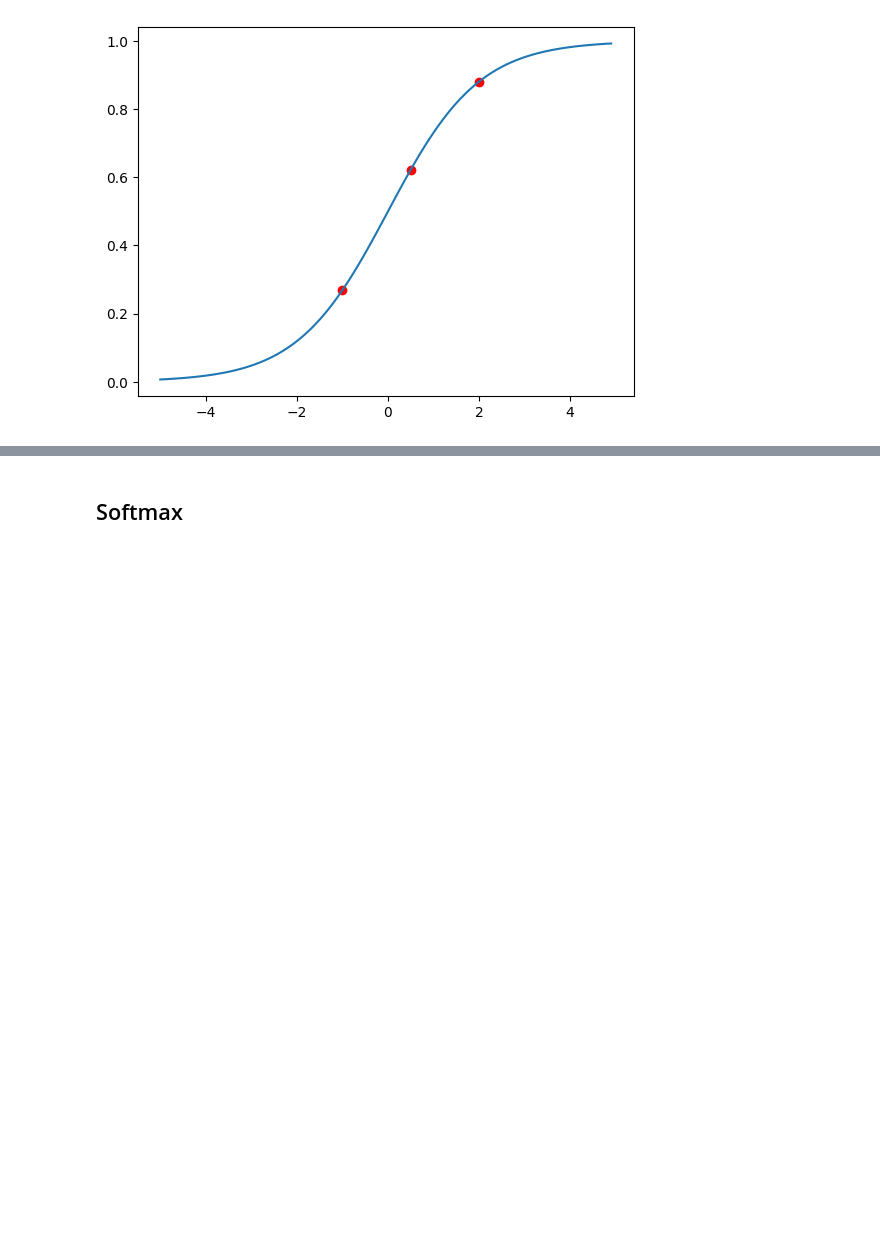
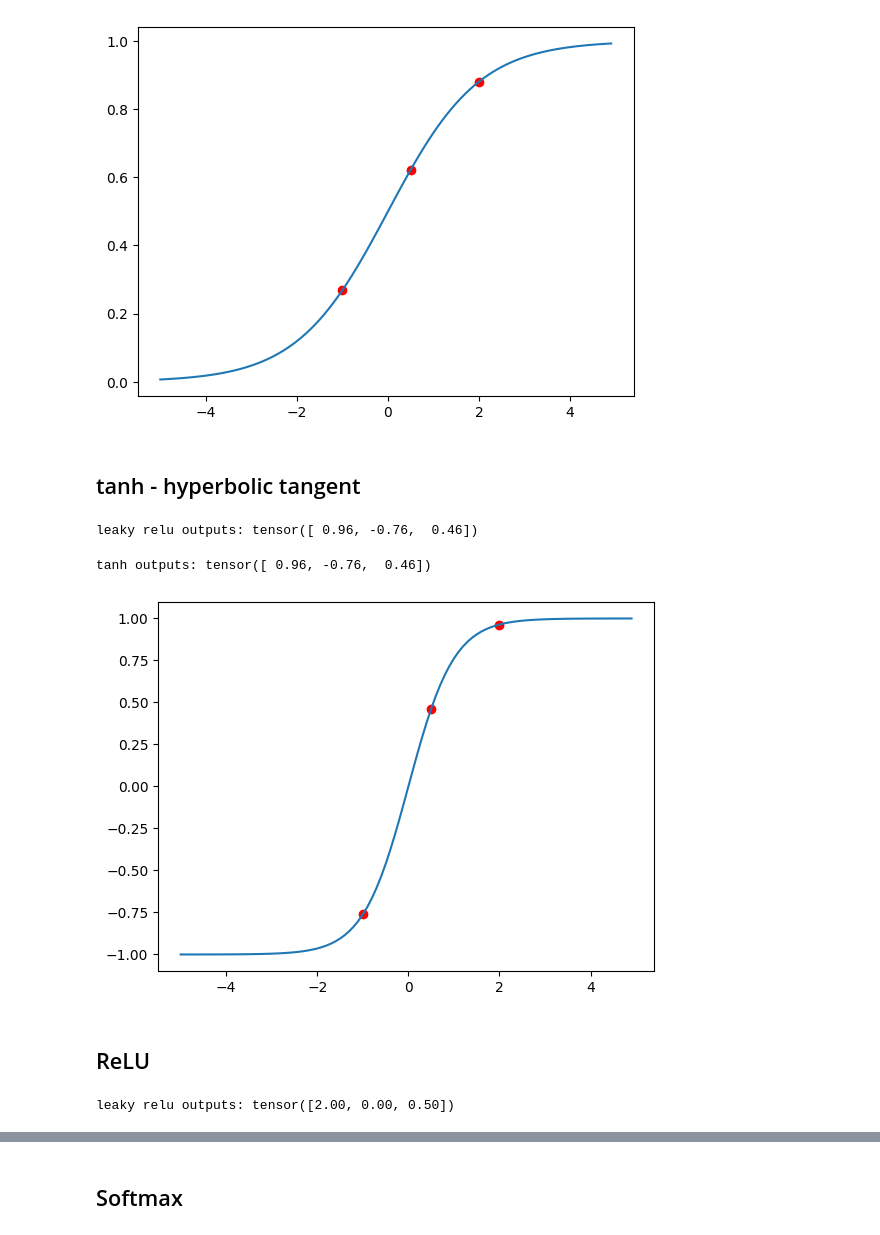
Before and after one commit to 9-coding/PyTorch, a Jupyter notebook: Lecture-AI_programming/week10.ipynb, the cells around one changed output, grey strips where cells are left out. Saved outputs shown, nothing was run; the diff lists cells and outputs as text; code cells hidden in the pictures; blank space fills up the shorter version.

```diff
--- a/Lecture-AI_programming/week10.ipynb
+++ b/Lecture-AI_programming/week10.ipynb
@@ -13,8 +13,9 @@ import matplotlib.pyplot as plt
 range = torch.arange(-5.0, 5.0, 0.1)
 logits = torch.tensor([2.0, -1.0, 0.5])
 # %%
-def plot_graph(f_y, x, y):
+def plot_graph(f_y, y):
   f_x = range
+  x = logits
   plt.plot(f_x, f_y)
   plt.scatter(x, y, color='r')
   plt.show()
@@ -29,3 +36,24 @@ plot_graph(torch.sigmoid(range), logits, sigmoid_outputs)
 # %% [output]
 sigmoid outputs: tensor([0.88, 0.27, 0.62])
 [figure]
+# %% [markdown]
+## tanh - hyperbolic tangent
+# %%
+tanh_outputs = F.tanh(logits)
+print('leaky relu outputs:', tanh_outputs)
+# %% [output]
+leaky relu outputs: tensor([ 0.96, -0.76,  0.46])
+# %%
+tanh_outputs = torch.tanh(logits)
+print('tanh outputs:', tanh_outputs)
+plot_graph(torch.tanh(range), tanh_outputs)
+# %% [output]
+tanh outputs: tensor([ 0.96, -0.76,  0.46])
+[figure, added]
+# %% [markdown]
+## ReLU
+# %%
+relu_outputs = F.relu(logits)
+print('leaky relu outputs:', relu_outputs)
+# %% [output]
+leaky relu outputs: tensor([2.00, 0.00, 0.50])
```
Also changed, not shown: parts of 30 cells of this notebook.
